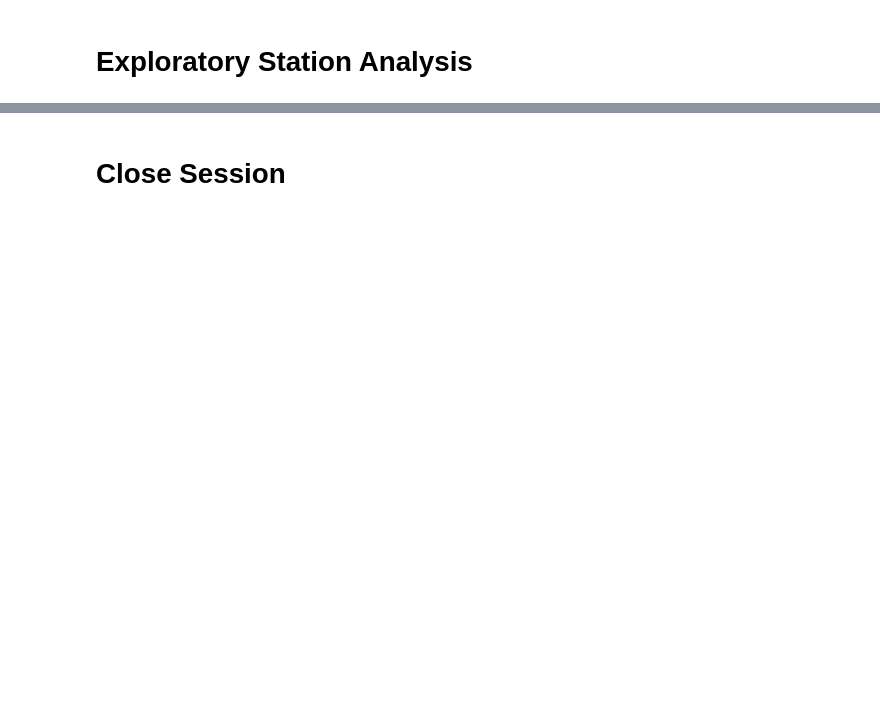
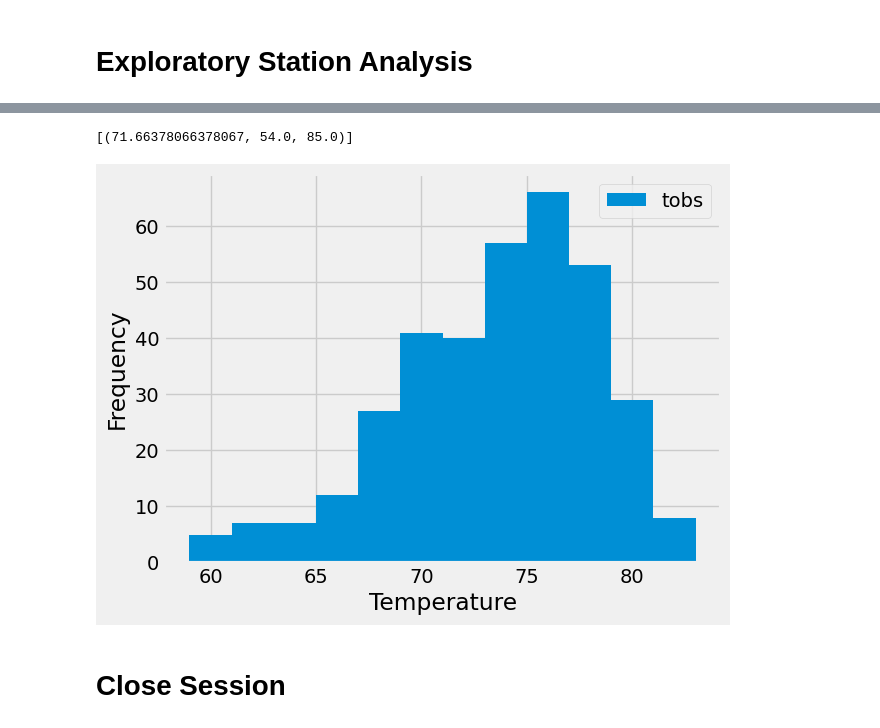
Before and after one commit to aajanaku/sqlalchemy-challenge, a Jupyter notebook: SurfsUp/finalclimate_starter.ipynb, the cells around one changed output, grey strips where cells are left out. Cells and saved outputs as stored; diff of their text form; code cells hidden in the pictures; blank space fills up the shorter version.

```diff
--- a/SurfsUp/finalclimate_starter.ipynb
+++ b/SurfsUp/finalclimate_starter.ipynb
@@ -80,8 +139,27 @@ session = Session()
 # %%
 # Using the most active station id from the previous query, calculate the lowest, highest, and average temperature.
+
+unique_station_counts= session.query(func.avg(Measurement.tobs),func.min(Measurement.tobs),func.max(Measurement.tobs)).filter(Measurement.station=="USC00519281").all()
+
+unique_station_counts
+# %% [output]
+[(71.66378066378067, 54.0, 85.0)]
 # %%
 # Using the most active station id
 # Query the last 12 months of temperature observation data for this station and plot the results as a histogram
+rows = session.query(Measurement.tobs).filter(Measurement.date >= prev_year).filter(Measurement.station=="USC00519281").all()
+rows
+# Save the query results as a Pandas DataFrame. Explicitly set the column names
+col_names = ['tobs']
+df = pd.DataFrame(rows, columns=col_names)
+df
+
+# Use Pandas Plotting with Matplotlib to plot the data
+df.plot.hist(bins=12)
+plt.xlabel("Temperature")
+plt.show()
+# %% [output]
+[figure, added]
 # %% [markdown]
 # Close Session
 # %%
```
Also changed, not shown: parts of 9 cells of this notebook, 1 other file.
